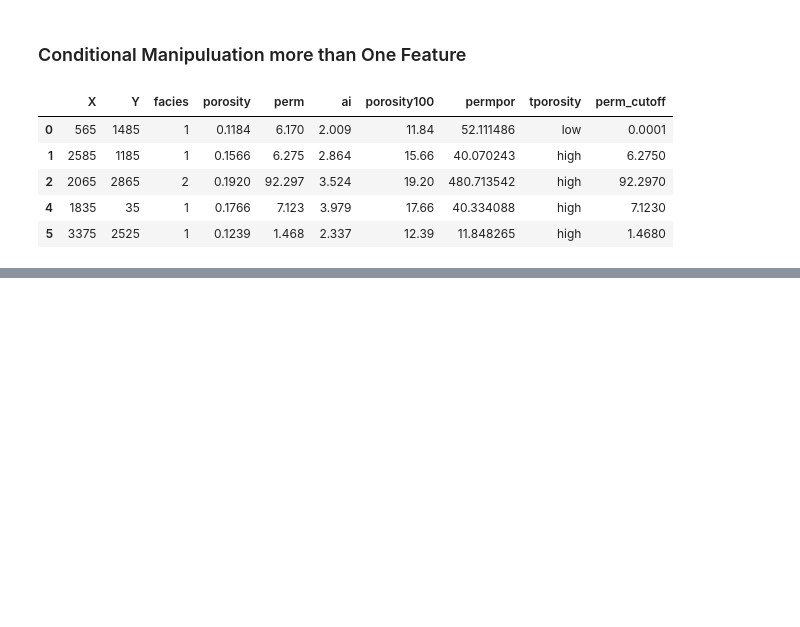
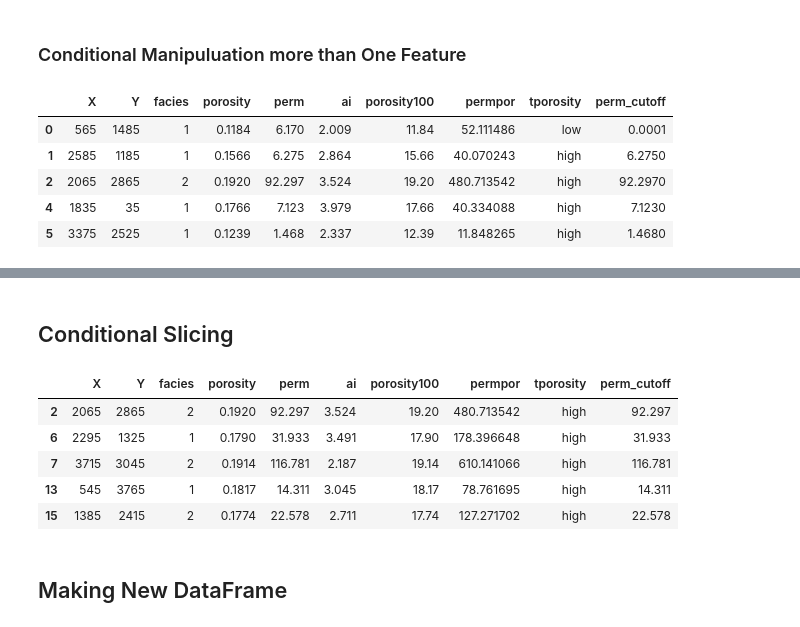
Before and after one commit to htetaunglynn94/youtube, a Jupyter notebook: ds_basic_python/exercise/1. python_basic_dataframe.ipynb, the cells around one changed output, grey strips where cells are left out. Cells and saved outputs as stored; diff of their text form; code cells hidden in the pictures; blank space fills up the shorter version.

```diff
--- a/ds_basic_python/exercise/1. python_basic_dataframe.ipynb
+++ b/ds_basic_python/exercise/1. python_basic_dataframe.ipynb
@@ -176,0 +200,14 @@ df.head()
+# %% [markdown]
+## Conditional Slicing
+# %%
+df_extract = df.loc[(df['porosity'] > 0.12) & (df['perm'] > 10.0)] # extract with multiple conditions to a new table
+df_extract.head()
+# %% [output]
+|  | X | Y | facies | porosity | perm | ai | porosity100 | permpor | tporosity | perm_cutoff |
+| 2 | 2065 | 2865 | 2 | 0.1920 | 92.297 | 3.524 | 19.20 | 480.713542 | high | 92.297 |
+| 6 | 2295 | 1325 | 1 | 0.1790 | 31.933 | 3.491 | 17.90 | 178.396648 | high | 31.933 |
+| 7 | 3715 | 3045 | 2 | 0.1914 | 116.781 | 2.187 | 19.14 | 610.141066 | high | 116.781 |
+| 13 | 545 | 3765 | 1 | 0.1817 | 14.311 | 3.045 | 18.17 | 78.761695 | high | 14.311 |
+| 15 | 1385 | 2415 | 2 | 0.1774 | 22.578 | 2.711 | 17.74 | 127.271702 | high | 22.578 |
+# %% [markdown]
+## Making New DataFrame
```
Also changed, not shown: parts of 23 cells of this notebook, 1 other file.
